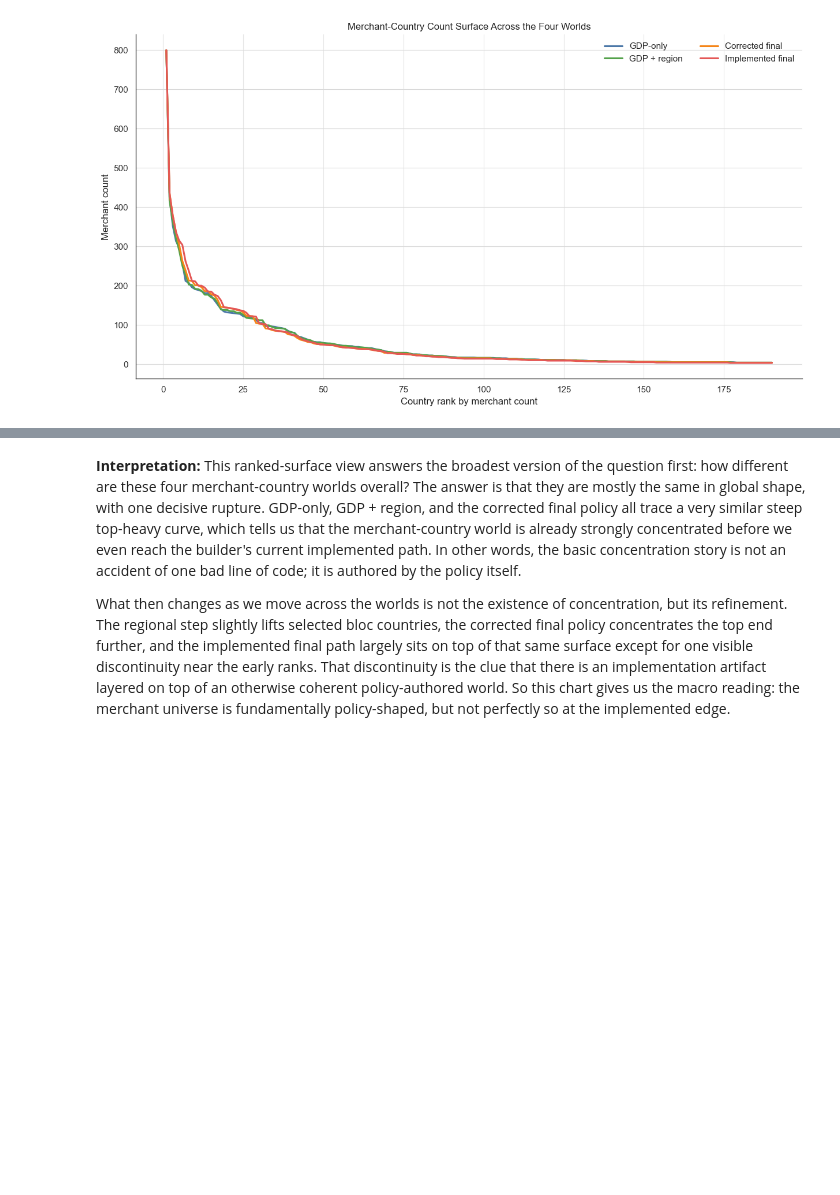
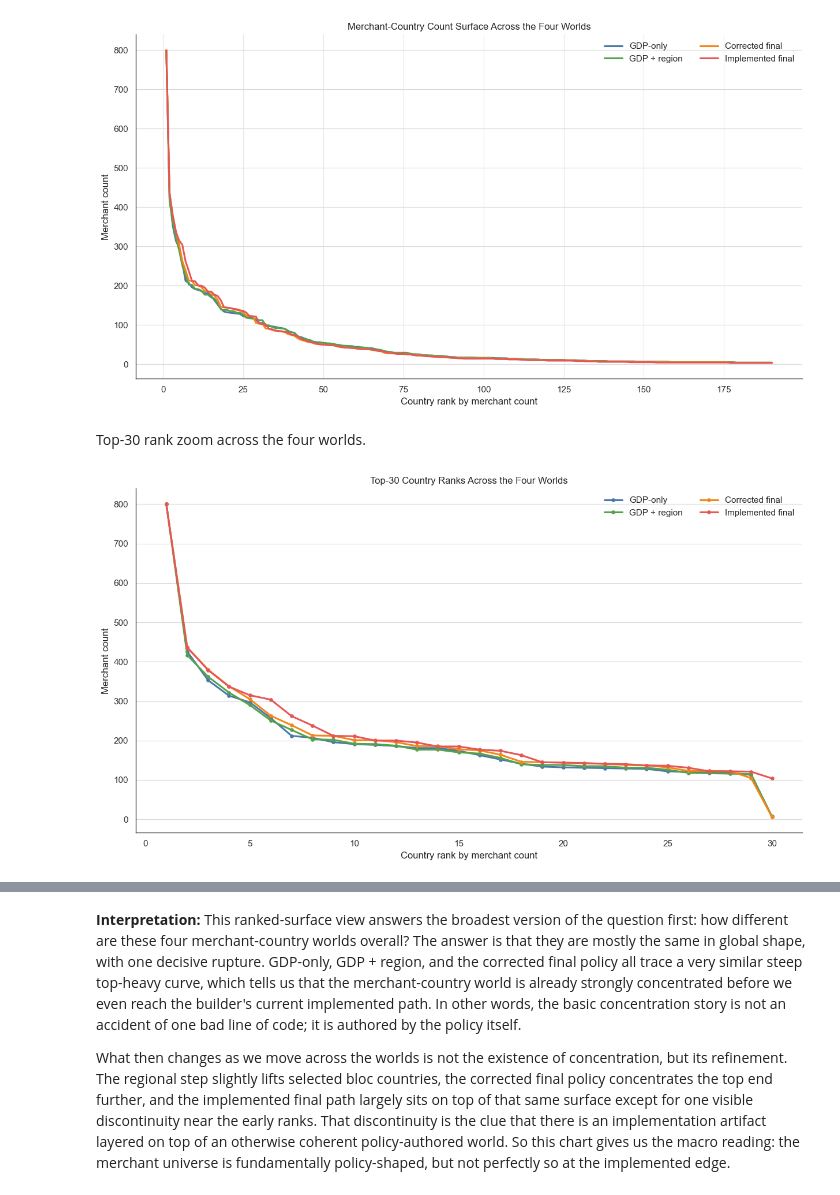
Before and after one commit to EsosaOrumwese/fraud-detection-system, a Jupyter notebook: analysis/dev_full_offline_investigation/00_investigation/notebooks/00_understanding_governed_data_world_p1.ipynb, the cells around one changed output, grey strips where cells are left out. Drawn from its saved outputs; the diff is of its cells as text; code cells hidden in the pictures; blank space fills up the shorter version.

```diff
--- a/analysis/dev_full_offline_investigation/00_investigation/notebooks/00_understanding_governed_data_world_p1.ipynb
+++ b/analysis/dev_full_offline_investigation/00_investigation/notebooks/00_understanding_governed_data_world_p1.ipynb
@@ -1599,3 +1599,24 @@ plt.tight_layout()
 plt.show()
 # %% [output]
 [figure]
+# %% [markdown]
+Top-30 rank zoom across the four worlds.
+# %%
+# Zoom into the top end because the full ranked curve compresses the early-rank differences too heavily.
+merchant_allocation_top30_rank_df = merchant_allocation_worlds_df.sort_values("observed_count", ascending=False).head(30).copy()
+
+fig, ax = plt.subplots(figsize=(12.5, 7))
+for label, col in world_columns:
+    ranked_counts = merchant_allocation_top30_rank_df[col].sort_values(ascending=False).to_list()
+    ranks = np.arange(1, len(ranked_counts) + 1)
+    ax.plot(ranks, ranked_counts, marker="o", markersize=3.8, linewidth=2.2, color=WORLD_COLORS[label], label=label)
+
+ax.set_title("Top-30 Country Ranks Across the Four Worlds")
+ax.set_xlabel("Country rank by merchant count")
+ax.set_ylabel("Merchant count")
+style_axes(ax, grid_x=False, grid_y=True)
+ax.legend(frameon=False, ncol=2)
+plt.tight_layout()
+plt.show()
+# %% [output]
+[figure, added]
```
Also changed, not shown: parts of 6 cells of this notebook, 14 other files.
